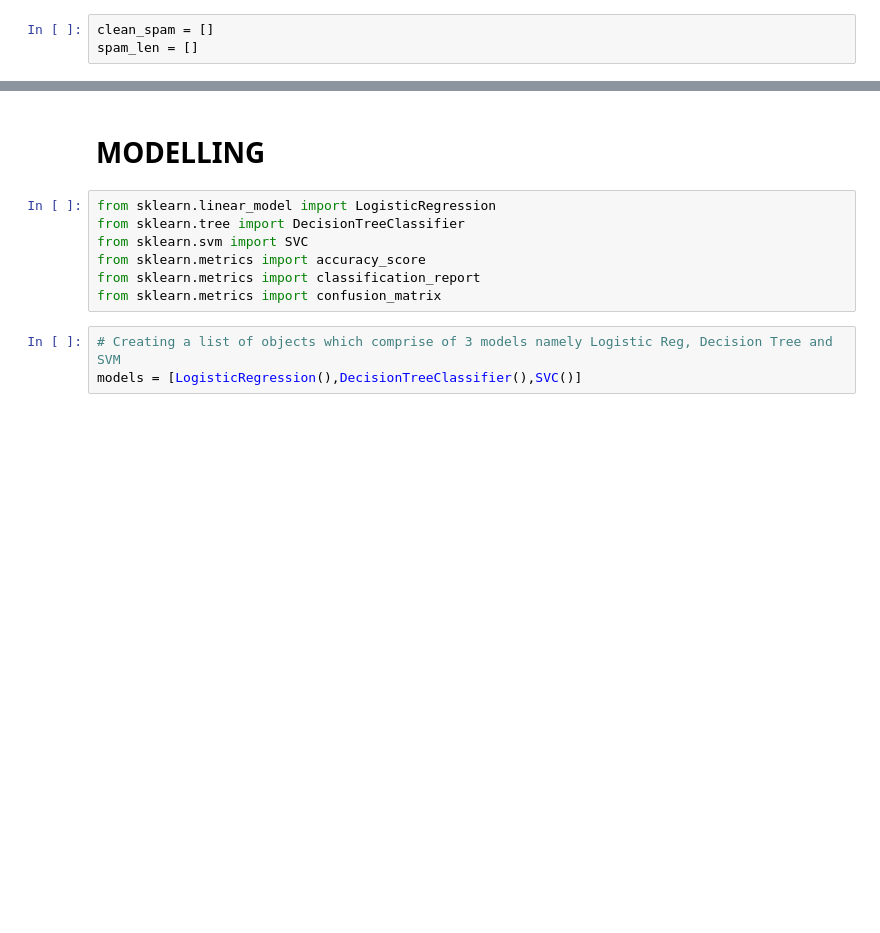
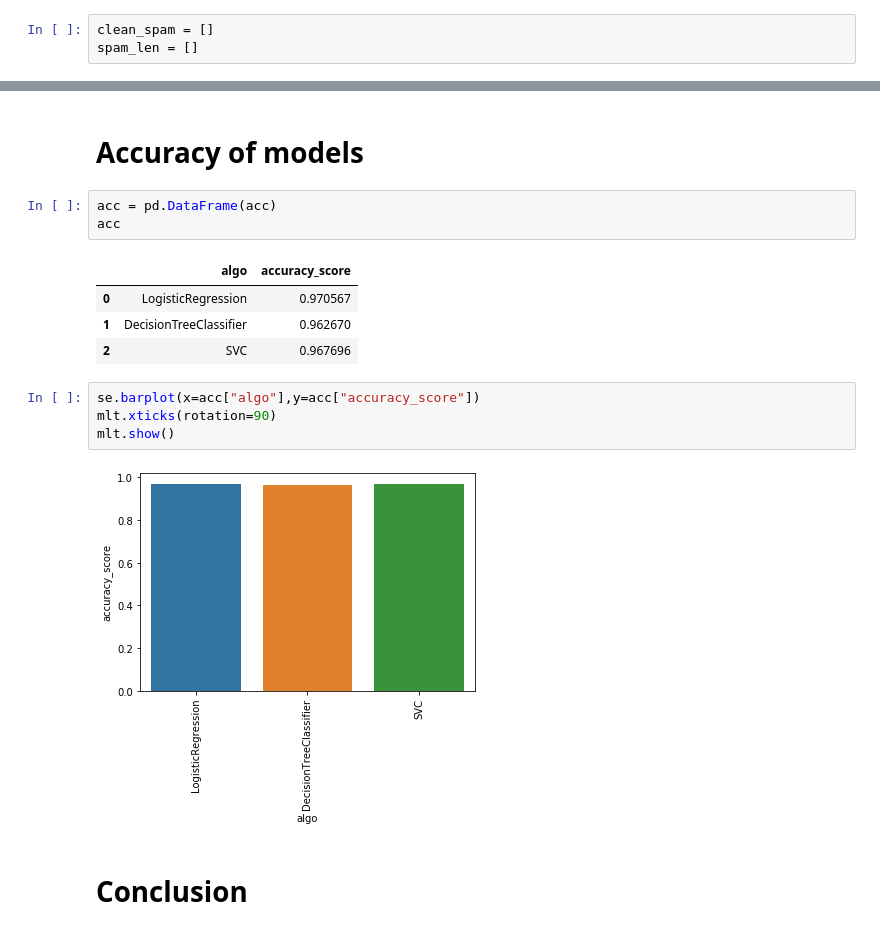
Before and after one commit to VaibhavSaran/Cipher_Schools_Assignments, a Jupyter notebook: Assignment 6/Assignment 6.ipynb, the cells around one changed output, grey strips where cells are left out. Saved outputs shown, nothing was run; the diff lists cells and outputs as text; blank space fills up the shorter version.

```diff
--- a/Assignment 6/Assignment 6.ipynb
+++ b/Assignment 6/Assignment 6.ipynb
@@ -239,12 +356,18 @@ Shape spam train data:  (4457, 6278)
+# %% [markdown]
+# Accuracy of models
+# %%
+acc = pd.DataFrame(acc)
+acc
+# %% [output]
+|  | algo | accuracy_score |
+| 0 | LogisticRegression | 0.970567 |
+| 1 | DecisionTreeClassifier | 0.962670 |
+| 2 | SVC | 0.967696 |
+# %%
+se.barplot(x=acc["algo"],y=acc["accuracy_score"])
+mlt.xticks(rotation=90)
+mlt.show()
+# %% [output]
+[figure, added]
 # %% [markdown]
-# MODELLING
+# Conclusion
-# %%
-from sklearn.linear_model import LogisticRegression
-from sklearn.tree import DecisionTreeClassifier
-from sklearn.svm import SVC
-from sklearn.metrics import accuracy_score
-from sklearn.metrics import classification_report
-from sklearn.metrics import confusion_matrix
-# %%
-# Creating a list of objects which comprise of 3 models namely Logistic Reg, Decision Tree and SVM
-models = [LogisticRegression(),DecisionTreeClassifier(),SVC()]
```
Also changed, not shown: parts of 40 cells of this notebook.
